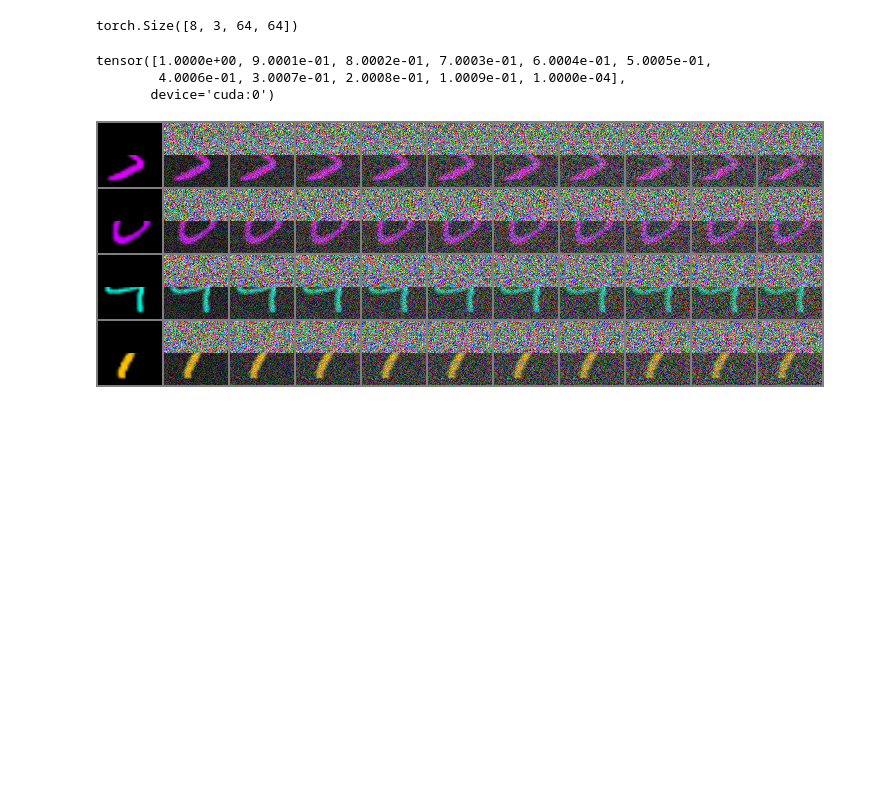
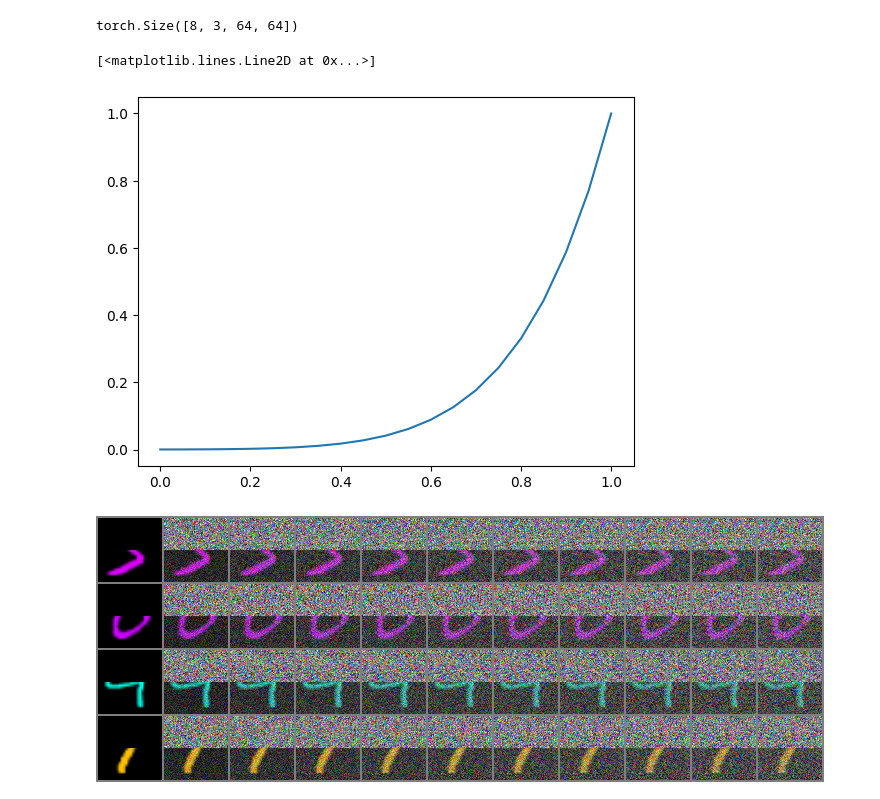
Before and after one commit to kkorolev1/bridge_matching, a Jupyter notebook: experiment.ipynb, the cells around one changed output. Cells and saved outputs as stored; diff of their text form; code cells hidden in the pictures; blank space fills up the shorter version.

```diff
--- a/experiment.ipynb
+++ b/experiment.ipynb
@@ -62,15 +62,16 @@ from bridge_matching.sampler.sampler import get_timesteps
-# %%
-torch.flip(get_timesteps(sampling_params, device), (0, ))
-# %% [output]
-tensor([1.0000e+00, 9.0001e-01, 8.0002e-01, 7.0003e-01, 6.0004e-01, 5.0005e-01,
-        4.0006e-01, 3.0007e-01, 2.0008e-01, 1.0009e-01, 1.0000e-04],
-       device='cuda:0')
 # %%
 sampling_params = {
-    "num_steps": 10,
+    "num_steps": 20,
     "vis_steps": 10,
-    "gamma": 0.5,
+    "rho": 7.0,
+    "sigma_max": 1,
+    "sigma_min": 1e-4,
 }
+# %%
+plt.plot(torch.linspace(0, 1, 21), get_timesteps_diff(sampling_params, device).cpu())
+# %% [output]
+[<matplotlib.lines.Line2D at 0x...>]
+[figure, added]
 # %%
 x1 = batch.to(device)
 x0 = InpaintingTransform()(x1)
```
Also changed, not shown: parts of 5 cells of this notebook, 5 other files.
